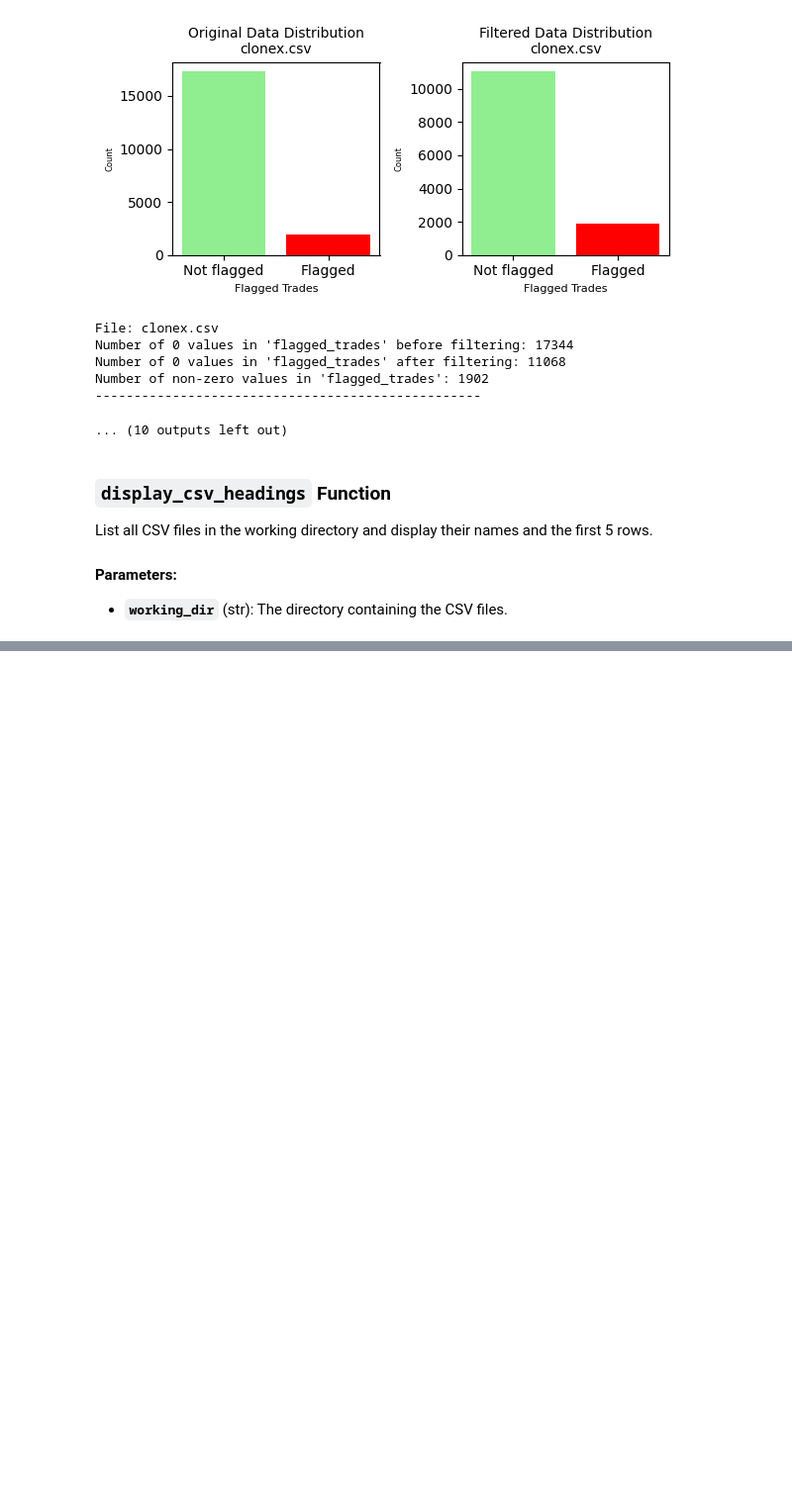
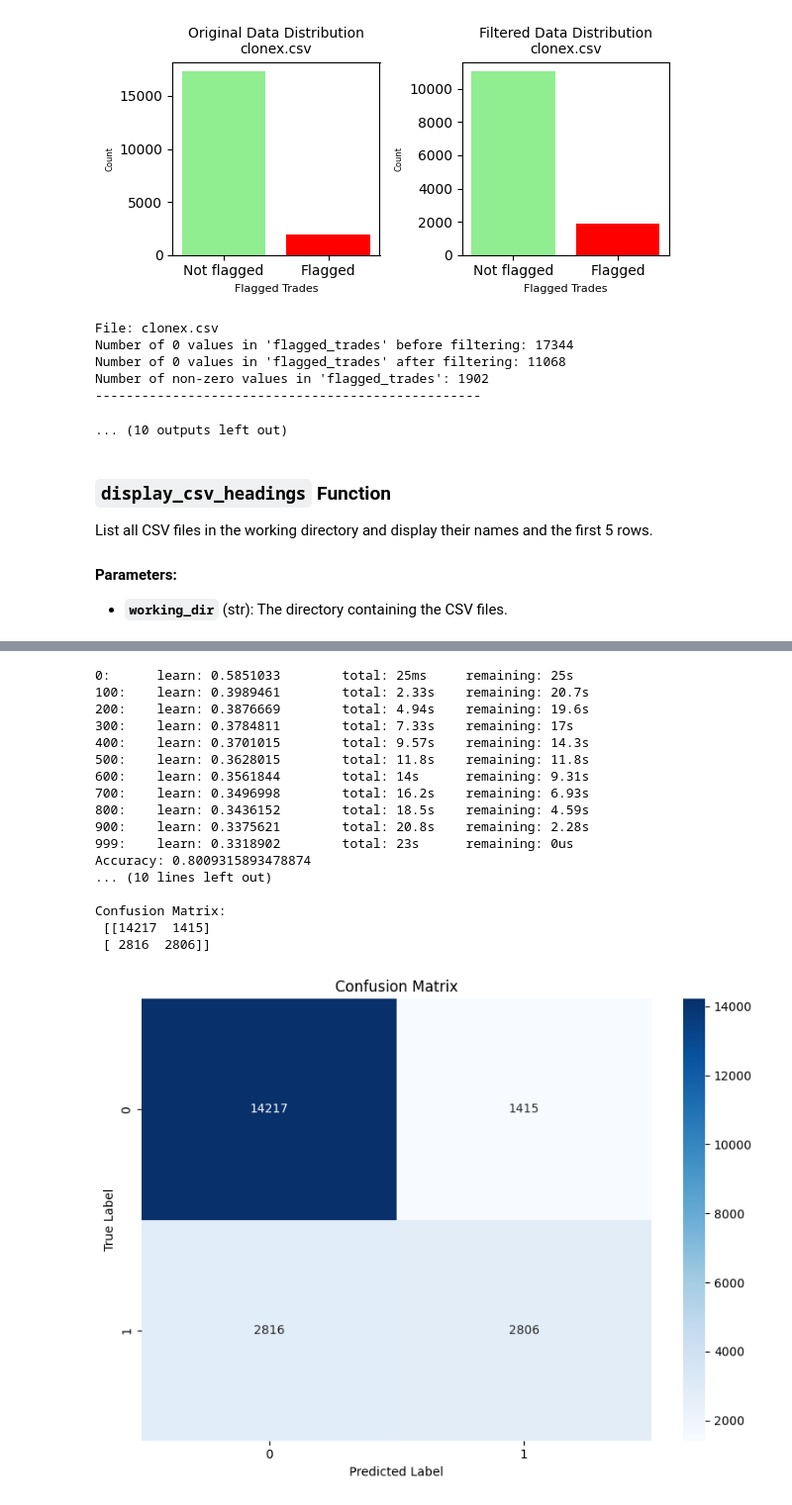
Before and after one commit to ajilataN/Fraud-Detection-in-NFT-Markets, a Jupyter notebook: fraud-detection.ipynb, the cells around one changed output, grey strips where cells are left out. Shown at 99% size. Cells and saved outputs as stored; diff of their text form; code cells hidden in the pictures; blank space fills up the shorter version.

Commit message:
Kaggle Notebook | Fraud Detection | binary catboost model

```diff
--- a/fraud-detection.ipynb
+++ b/fraud-detection.ipynb
@@ -586,0 +589,66 @@ weighted avg       0.62      0.73      0.65     21254
+# %%
+import pandas as pd
+from catboost import CatBoostClassifier
+from sklearn.model_selection import train_test_split
+from sklearn.metrics import classification_report, accuracy_score, confusion_matrix
+import seaborn as sns
+import matplotlib.pyplot as plt
+
+import os
+
+data = pd.read_csv('/kaggle/input/combined-flagged-nfts/combined_flagged_nfts.csv')
+
+features = data.drop(columns = ['flagged_trades', 'token_id', 'collection', 'flagged'])
+target = data['flagged']
+
+train_features, test_features, train_target, test_target = train_test_split(features, target, test_size=0.2, random_state=42)
+
+model = CatBoostClassifier(
+    iterations=1000,
+    learning_rate=0.1,
+    depth=6,
+    loss_function='Logloss',
+    verbose=100
+)
+
+model.fit(train_features, train_target)
+predictions = model.predict(test_features)
+
+model.save_model("catboost_binary_model.cbm")
+
+print("Accuracy:", accuracy_score(test_target, predictions))
+print("\nClassification Report:\n", classification_report(test_target, predictions))
+
+# Calculate the confusion matrix
+conf_matrix = confusion_matrix(test_target, predictions)
+
+print("Confusion Matrix:\n", conf_matrix)
+
+# Plot the confusion matrix as a heatmap
+plt.figure(figsize=(8, 6))
+sns.heatmap(conf_matrix, annot=True, fmt="d", cmap="Blues", xticklabels=[0, 1], yticklabels=[0, 1])
+plt.xlabel("Predicted Label")
+plt.ylabel("True Label")
+plt.title("Confusion Matrix")
+plt.tight_layout()
+plt.savefig(os.path.join('/kaggle/working/', f"confusion_matrix_binary_catboost_1.png"))
+plt.show()
+# %% [output]
+0:      learn: 0.5851033        total: 25ms     remaining: 25s
+100:    learn: 0.3989461        total: 2.33s    remaining: 20.7s
+200:    learn: 0.3876669        total: 4.94s    remaining: 19.6s
+300:    learn: 0.3784811        total: 7.33s    remaining: 17s
+400:    learn: 0.3701015        total: 9.57s    remaining: 14.3s
+500:    learn: 0.3628015        total: 11.8s    remaining: 11.8s
+600:    learn: 0.3561844        total: 14s      remaining: 9.31s
+700:    learn: 0.3496998        total: 16.2s    remaining: 6.93s
+800:    learn: 0.3436152        total: 18.5s    remaining: 4.59s
+900:    learn: 0.3375621        total: 20.8s    remaining: 2.28s
+999:    learn: 0.3318902        total: 23s      remaining: 0us
+Accuracy: 0.8009315893478874
+... (10 lines left out)
+
+Confusion Matrix:
+ [[14217  1415]
+ [ 2816  2806]]
+[figure, added]
```
Also changed, not shown: parts of 4 cells of this notebook.
